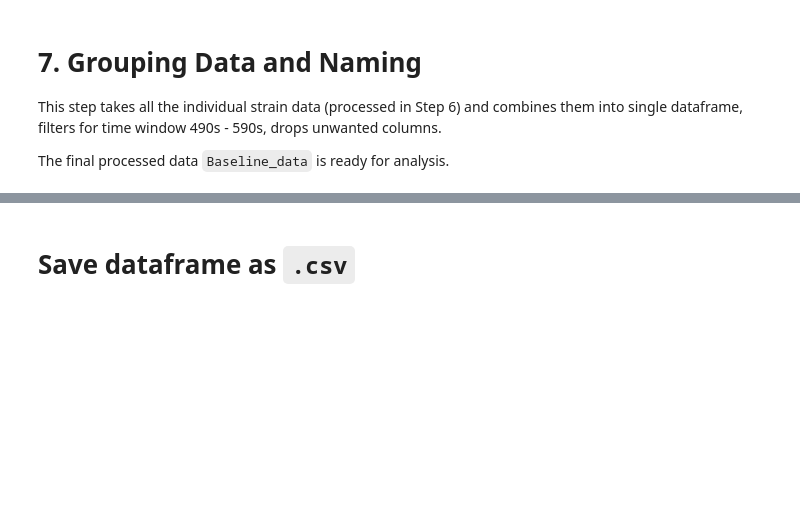
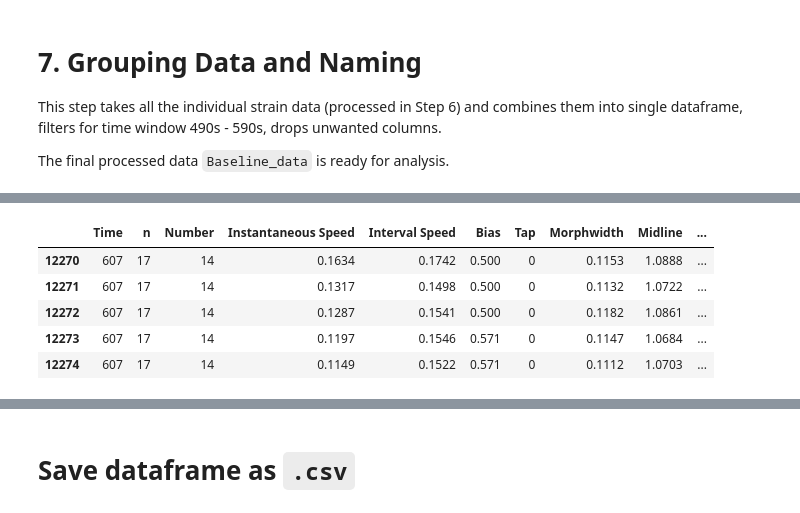
Before and after one commit to JosephLiangUBC/MWT_Dashboard, a Jupyter notebook: Step3_Tap_Baseline_Data_Analyses.ipynb, the cells around one changed output, grey strips where cells are left out. Saved outputs shown, nothing was run; the diff lists cells and outputs as text; code cells hidden in the pictures; blank space fills up the shorter version.

```diff
--- a/Step3_Tap_Baseline_Data_Analyses.ipynb
+++ b/Step3_Tap_Baseline_Data_Analyses.ipynb
@@ -345,0 +366,24 @@ done step 7
+# %%
+# Create windows from 7s to 9.5s post a tap ("Tap"=1) for each experiment
+# and concatenate all these wondows into a single dataframe
+
+Post_stimulus_data = []
+
+for exp in Post_stimulus_data_pre['Experiment'].unique(): # loop through each experiment separately
+    df = Post_stimulus_data_pre[Post_stimulus_data_pre['Experiment'] == exp]
+    tap_times = df[df['Tap'] == 1]['Time']  # get times where tap occured
+
+    for t in tap_times:
+        window = df[(df['Time'] >= t + 7) & (df['Time'] <= t + 9.5)]
+        Post_stimulus_data.append(window)
+
+Post_stimulus_data = pd.concat(Post_stimulus_data)
+
+Post_stimulus_data.head()
+# %% [output]
+|  | Time | n | Number | Instantaneous Speed | Interval Speed | Bias | Tap | Morphwidth | Midline | ... |
+| 12270 | 607 | 17 | 14 | 0.1634 | 0.1742 | 0.500 | 0 | 0.1153 | 1.0888 | ... |
+| 12271 | 607 | 17 | 14 | 0.1317 | 0.1498 | 0.500 | 0 | 0.1132 | 1.0722 | ... |
+| 12272 | 607 | 17 | 14 | 0.1287 | 0.1541 | 0.500 | 0 | 0.1182 | 1.0861 | ... |
+| 12273 | 607 | 17 | 14 | 0.1197 | 0.1546 | 0.571 | 0 | 0.1147 | 1.0684 | ... |
+| 12274 | 607 | 17 | 14 | 0.1149 | 0.1522 | 0.571 | 0 | 0.1112 | 1.0703 | ... |
```
Also changed, not shown: parts of 13 cells of this notebook.
